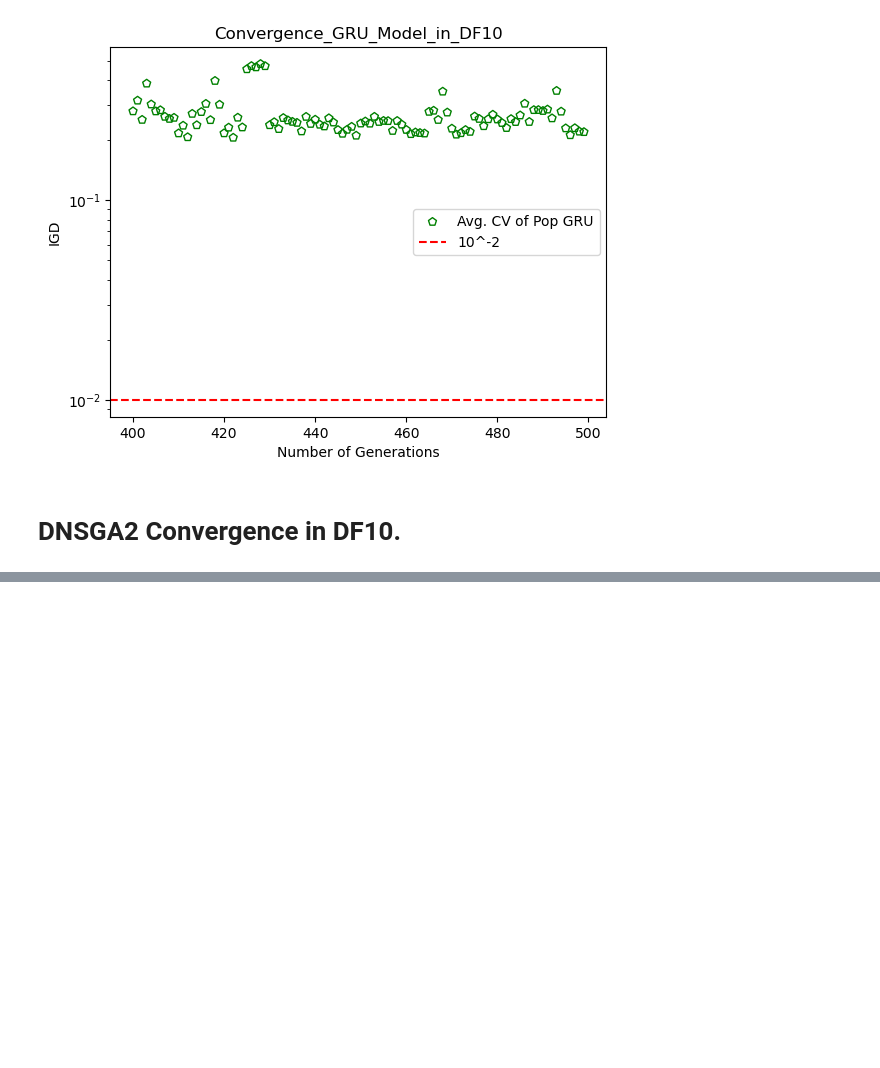
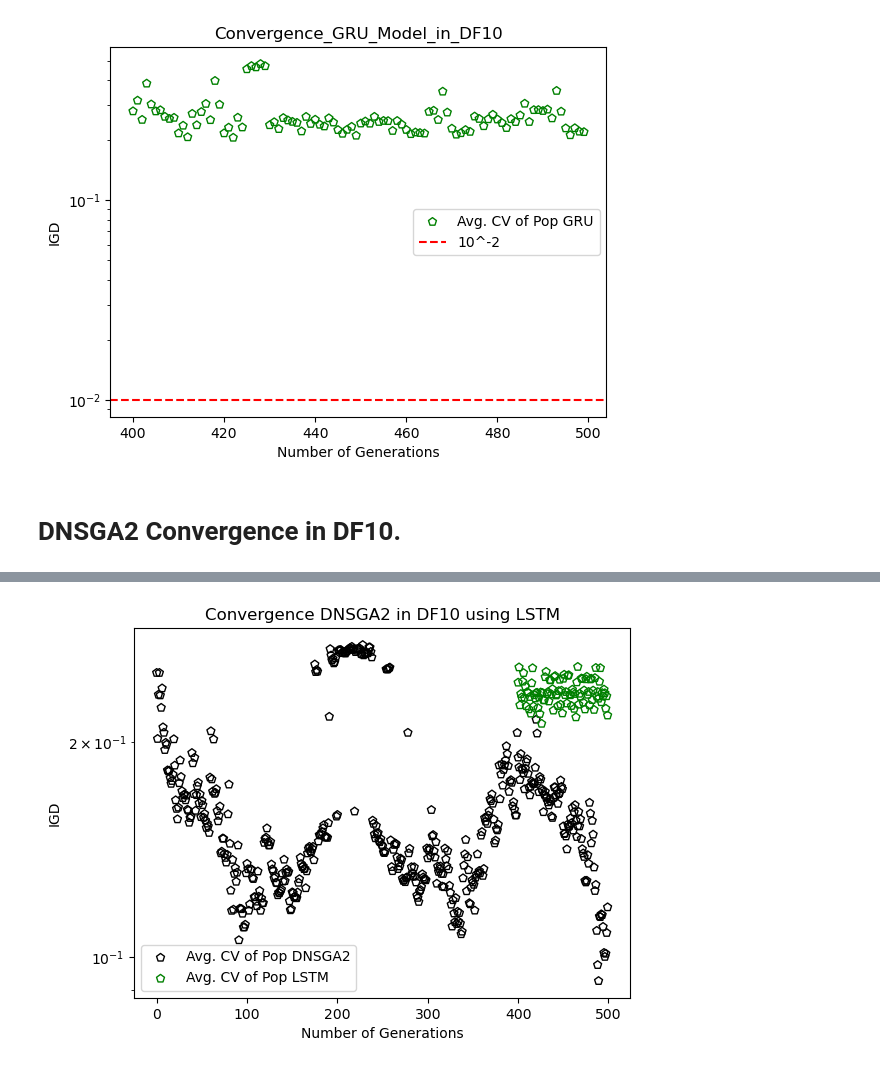
Before and after one commit to ilyesBoukraa/DMOOP_and_DL, a Jupyter notebook: Evaluating_Our_Models.ipynb, the cells around one changed output, grey strips where cells are left out. Drawn from its saved outputs; the diff is of its cells as text; code cells hidden in the pictures; blank space fills up the shorter version.

```diff
--- a/Evaluating_Our_Models.ipynb
+++ b/Evaluating_Our_Models.ipynb
@@ -173,0 +187,5 @@ Wall time: 13.1 s
+# %%
+%%time
+model_vs_dnsga2(my_df10, problem=DF10(), model_pos = LSTM_POS_reshaped, name='LSTM')
+# %% [output]
+[figure, added]
```
Also changed, not shown: parts of 9 cells of this notebook.
